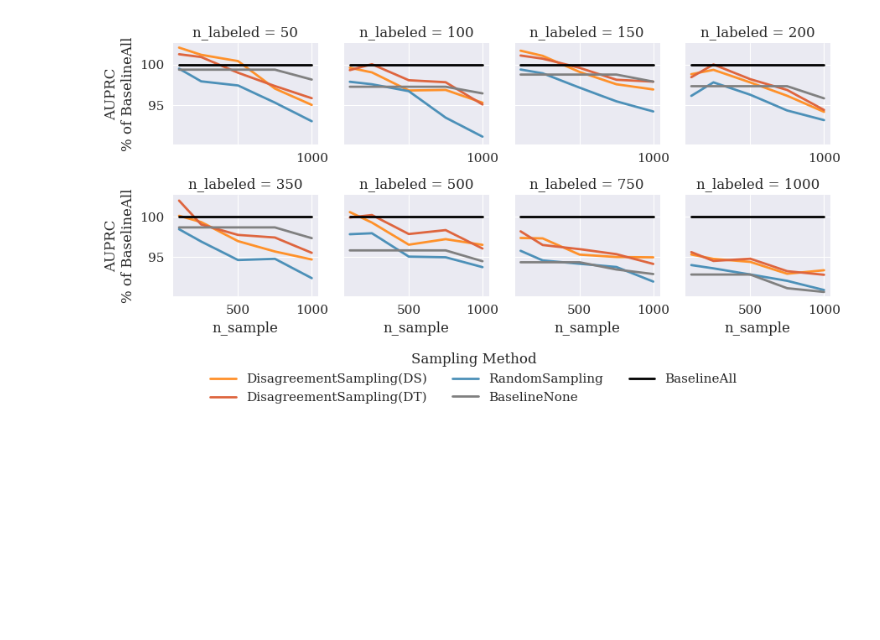
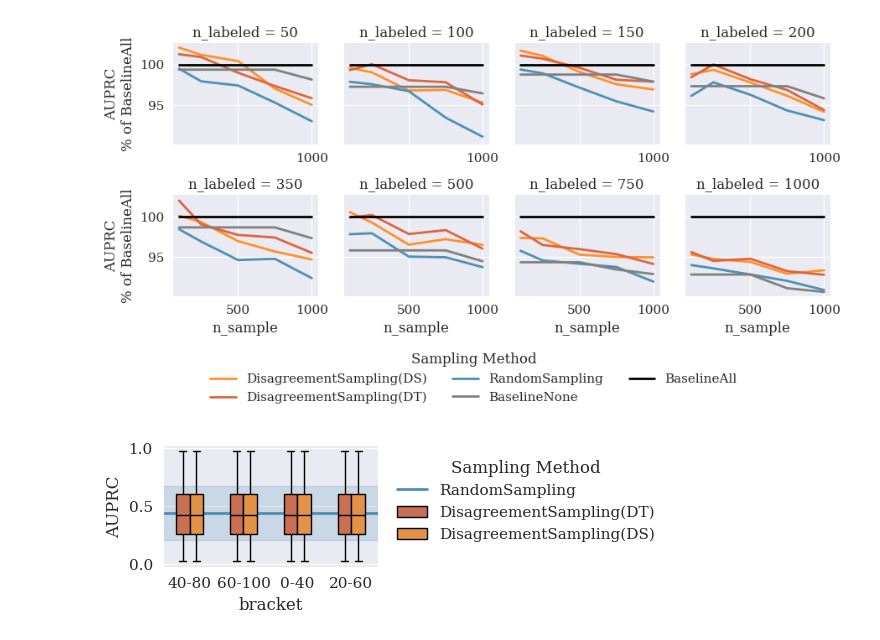
Before and after one commit to sintija-s/sudssl, a Jupyter notebook: 2_evaluation_embedding.ipynb, the cells around one changed output. Saved outputs shown, nothing was run; the diff lists cells and outputs as text; code cells hidden in the pictures; blank space fills up the shorter version.

Commit message:
add bracket visualizations from embedding space

```diff
--- a/2_evaluation_embedding.ipynb
+++ b/2_evaluation_embedding.ipynb
@@ -165,3 +165,50 @@ plt.savefig('plots/1_2_nsample_split_by_nlabeled_embedding_space.pdf', bbox_inch
 plt.show()
 # %% [output]
 [figure]
+# %%
+# Filter for the metric of interest
+df_plot = linear_performance_pivot[linear_performance_pivot['metric'] == 'auprc_macro_test']
+
+# Calculate mean and std for RandomSampling
+rand_vals = df_plot[df_plot['sampling_method'] == 'RandomSampling']['value']
+rand_mean = rand_vals.mean()
+rand_std = rand_vals.std()
+
+plt.figure(figsize=(6, 2))
+ax = plt.gca()
+
+# Add horizontal band for RandomSampling
+ax.axhline(rand_mean, color=color_dict['RandomSampling'], linestyle='-', label='RandomSampling')
+ax.fill_between(
+    x=[-0.5, len(df_plot['bracket'].unique()) - 1.5],
+    y1=rand_mean - rand_std,
+    y2=rand_mean + rand_std,
+    color=color_dict['RandomSampling'],
+    alpha=0.2
+)
+
+# Boxplot for other sampling methods
+sns.boxplot(
+    data=df_plot[df_plot['sampling_method'] != 'RandomSampling'],
+    x="bracket",
+    y="value",
+    hue="sampling_method",
+    palette=color_dict,
+    width=0.5,
+    ax=ax
+)
+
+plt.ylabel('AUPRC')
+
+# Fix legend: combine axhline and boxplot handles
+handles, labels = ax.get_legend_handles_labels()
+# Remove duplicate labels (if any)
+from collections import OrderedDict
+by_label = OrderedDict(zip(labels, handles))
+ax.legend(by_label.values(), by_label.keys(), title='Sampling Method', bbox_to_anchor=(1.02, 1), loc='upper left')
+
+plt.tight_layout()
+plt.savefig('plots/1_3_brackets_embedding.pdf', bbox_inches='tight')
+plt.show()
+# %% [output]
+[figure, added]
```
Also changed, not shown: parts of 1 cell of this notebook, 2 other files.
